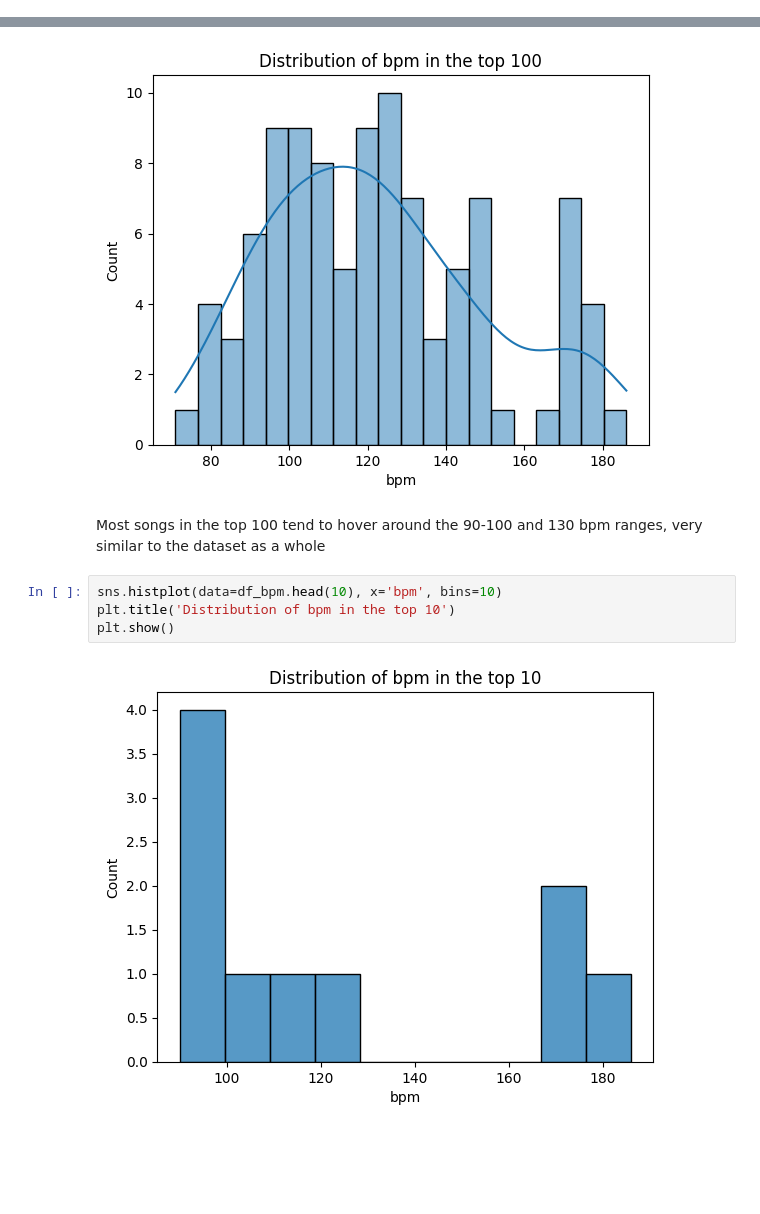
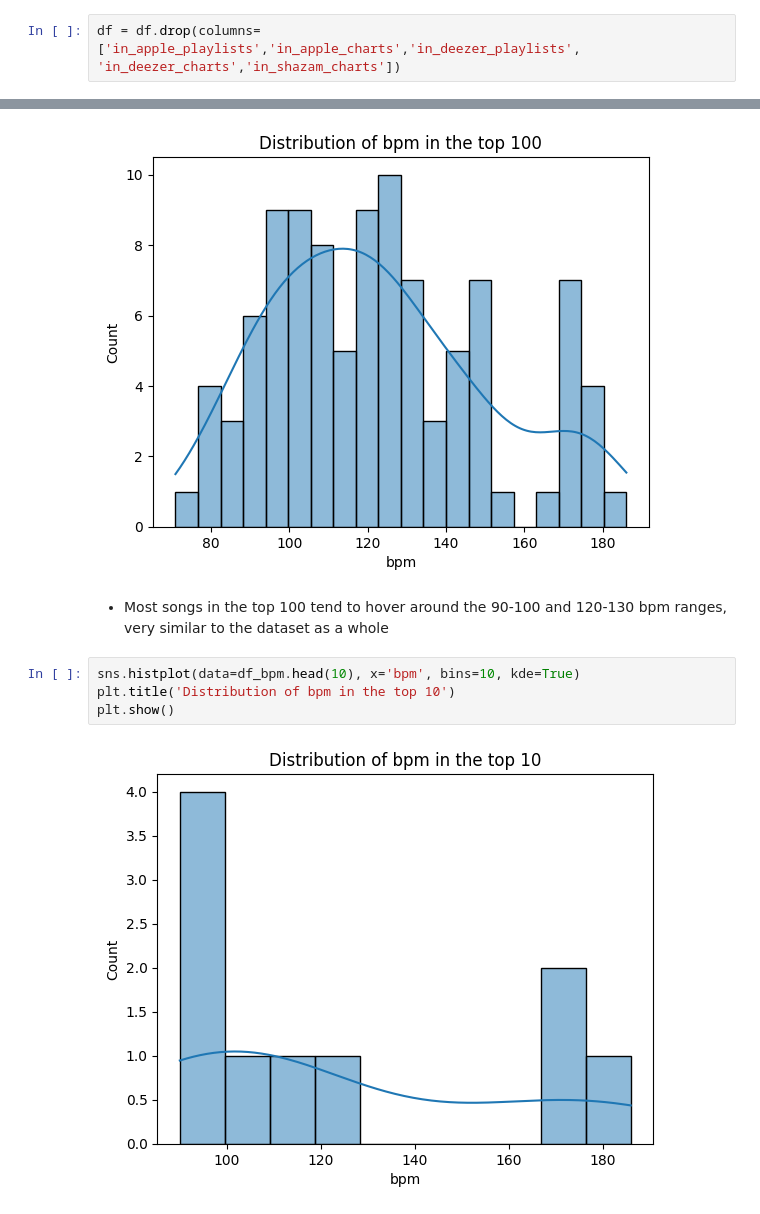
Before and after one commit to kennyhj/spotify2023, a Jupyter notebook: spotify_notebook.ipynb, the cells around one changed output, grey strips where cells are left out. Drawn from its saved outputs; the diff is of its cells as text; blank space fills up the shorter version.

```diff
--- a/spotify_notebook.ipynb
+++ b/spotify_notebook.ipynb
@@ -216,3 +218,5 @@ Checking for any null values left in the dataframe (probably should've done this
+# %%
+df = df.drop(columns=['in_apple_playlists','in_apple_charts','in_deezer_playlists', 'in_deezer_charts','in_shazam_charts'])
 # %%
 df.isna().sum()
 # %% [output]
@@ -486,11 +483,11 @@ plt.show()
 # %% [output]
 [figure]
 # %% [markdown]
-Most songs in the top 100 tend to hover around the 90-100 and 130 bpm ranges, very similar to the dataset as a whole
+- Most songs in the top 100 tend to hover around the 90-100 and 120-130 bpm ranges, very similar to the dataset as a whole
 # %%
-sns.histplot(data=df_bpm.head(10), x='bpm', bins=10)
+sns.histplot(data=df_bpm.head(10), x='bpm', bins=10, kde=True)
 plt.title('Distribution of bpm in the top 10')
 plt.show()
 # %% [output]
-[figure, old version]
+[figure, new version]
 # %% [markdown]
```
Also changed, not shown: parts of 35 cells of this notebook, 2 other files.
